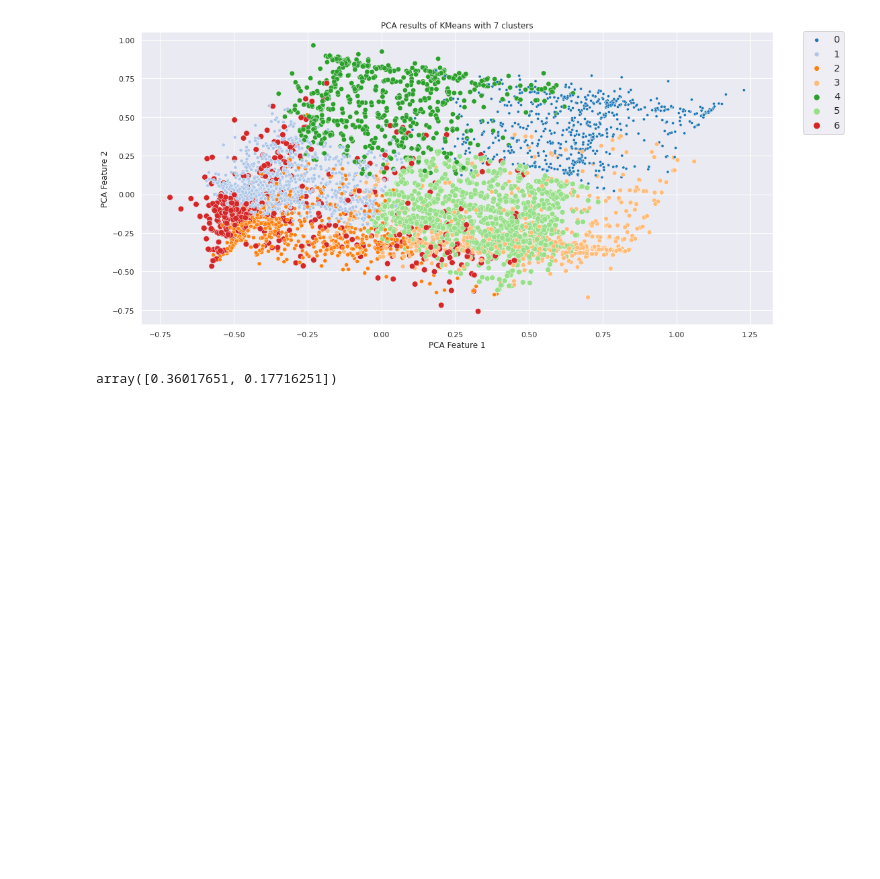
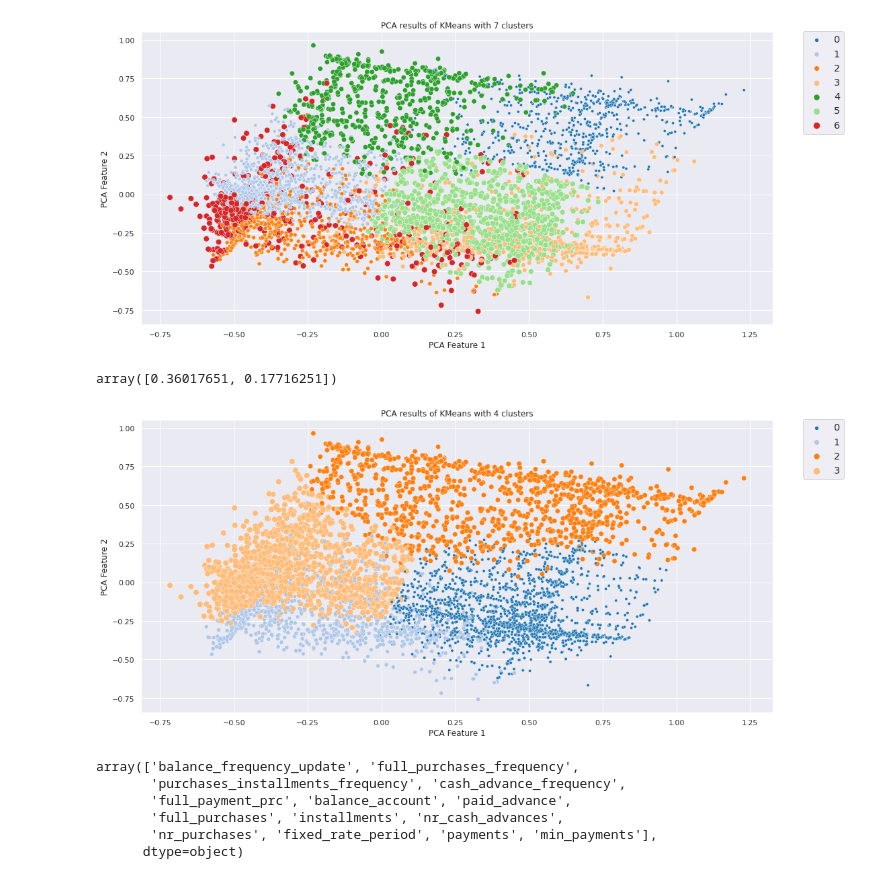
Before and after one commit to ansamz/Customer-Segmentation, a Jupyter notebook: notebooks/AZ_CreditCard.ipynb, the cells around one changed output. Drawn from its saved outputs; the diff is of its cells as text; code cells hidden in the pictures; blank space fills up the shorter version.

```diff
--- a/notebooks/AZ_CreditCard.ipynb
+++ b/notebooks/AZ_CreditCard.ipynb
@@ -338,3 +340,54 @@ pca.explained_variance_ratio_
 array([0.36017651, 0.17716251])
 # %%
 #do EDA and check if the 7 clusters are ok
+
+#PCA
+#df2
+#according to the previous data we chose k=7
+
+from sklearn.decomposition import PCA
+
+pca2 = PCA(n_components=2)
+pca_features = pca2.fit_transform(df2)
+x = pca_features[:,0]
+y = pca_features[:,1]
+
+k=4
+kmeans = KMeans(n_clusters=k, random_state=42)
+
+cl_labels = kmeans.fit_predict(df2)
+df_pca_features = pd.DataFrame({'cluster_id': cl_labels,
+                                'pc_1':x,
+                                'pc_2':y})
+
+sns.set(rc = {'figure.figsize':(15,8)})
+ax = sns.scatterplot(x='pc_1', y='pc_2',
+                hue='cluster_id',
+                size='cluster_id',
+                data=df_pca_features,
+                palette='tab20',
+                legend='full')
+ax.set_xlabel('PCA Feature 1')
+ax.set_ylabel('PCA Feature 2')
+ax.set_title('PCA results of KMeans with ' + str(k) + ' clusters')
+ax.legend(bbox_to_anchor=(1.04,1.02), loc='upper left', fontsize='large');
+# %% [output]
+[figure, added]
+# %%
+#the PCA graph of each model and check
+#sill scoring
+#look at it from business perspective
+
+segm_kmeans= df2.copy()
+segm_kmeans['Segment K-means'] = kmeans.labels_
+
+df_segm_analysis = segm_kmeans.groupby(['Segment K-means']).mean()
+col = df_segm_analysis.columns.values
+col
+# %% [output]
+array(['balance_frequency_update', 'full_purchases_frequency',
+       'purchases_installments_frequency', 'cash_advance_frequency',
+       'full_payment_prc', 'balance_account', 'paid_advance',
+       'full_purchases', 'installments', 'nr_cash_advances',
+       'nr_purchases', 'fixed_rate_period', 'payments', 'min_payments'],
+      dtype=object)
```
Also changed, not shown: parts of 3 cells of this notebook.
